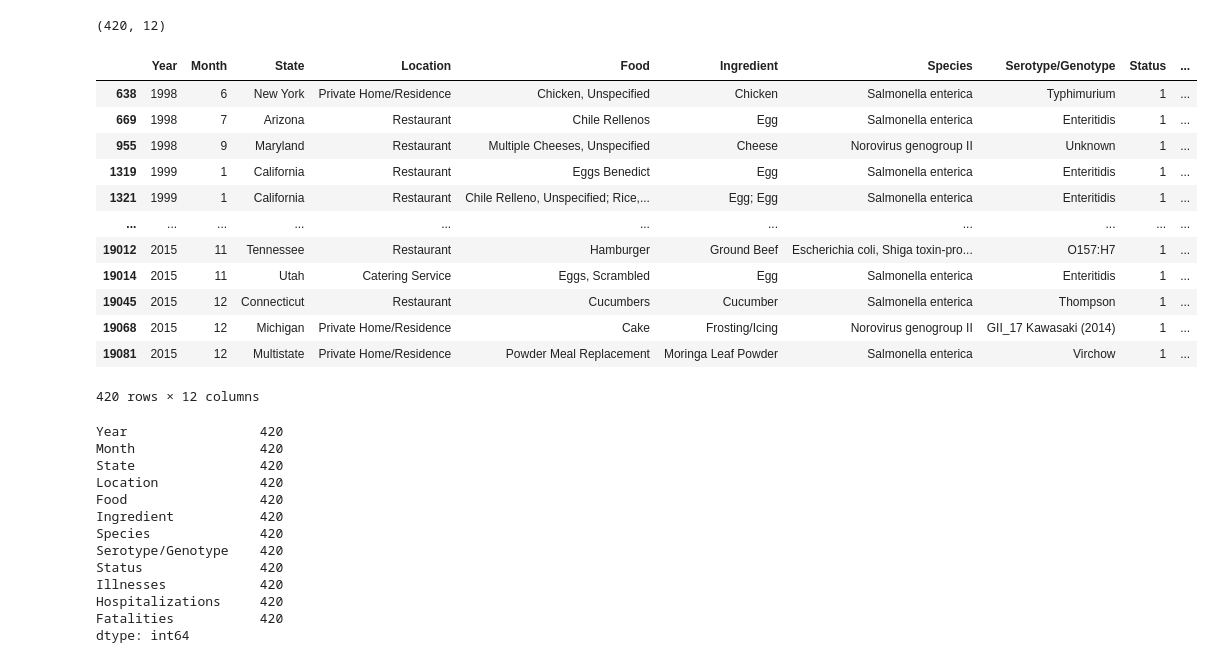
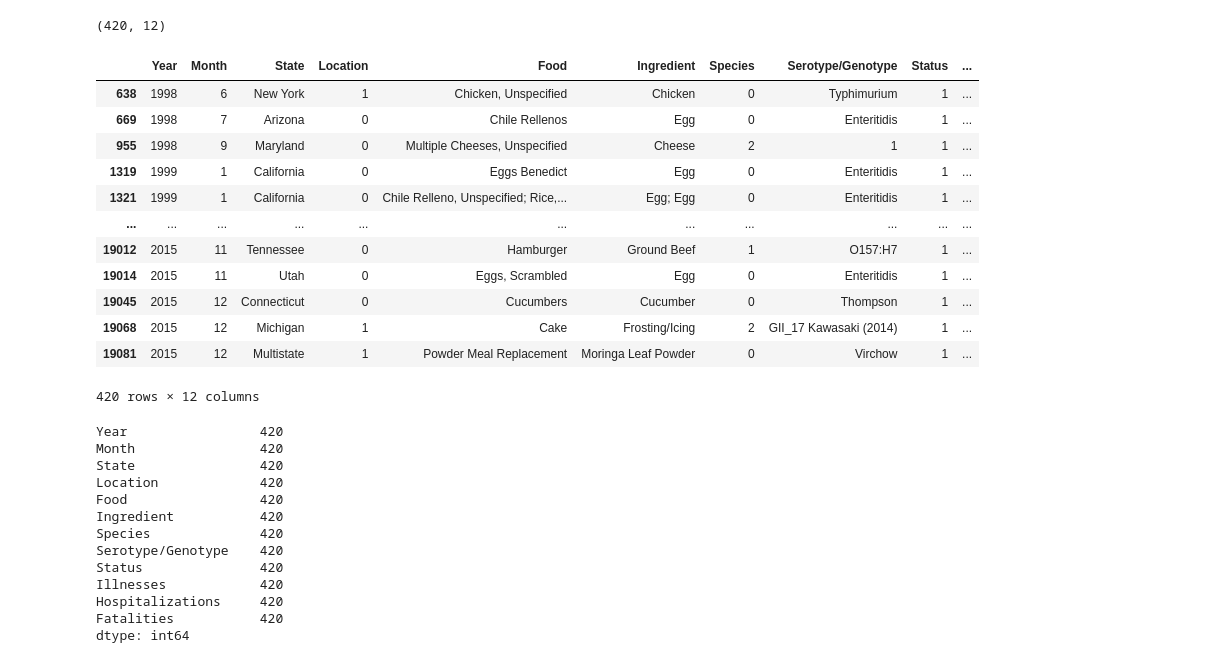
Before and after one commit to data301-2021-summer2/Data-Analysis-, a Jupyter notebook: data/processed/Processed_data.ipynb, the cells around one changed output. Cells and saved outputs as stored; diff of their text form; code cells hidden in the pictures.

```diff
--- a/data/processed/Processed_data.ipynb
+++ b/data/processed/Processed_data.ipynb
@@ -42,26 +42,38 @@ print(processed_df.shape)
 (420, 12)
 # %%
 # Replacing strings to numbers
+# Strings include: Months, Places (0: food prepared outside, 1: food prepared at private residence),
+#Type of virus etc (0: Salmonella enterica, 1:Escherichia coli, Shiga toxin-producing).
 
 replacement = {"January" : 1, "February":2,"March":3, "April" : 4, "May":5, "June":6,
                "July": 7, "August":8, "September":9,"October":10,"November":11,"December" :12,
-               "Confirmed": 1,"Suspected": 0}
+               "Confirmed": 1,"Suspected": 0,"Confirmed; Confirmed" : 1,"Suspected; Suspected" : 0,
+               "Suspected; Confirmed" : 0, "Confirmed; Suspected" : 0, "Fast Food Restaurant" : 0, "Restaurant":0,
+               "Catering Service" : 0, "Religious Facility" : 0, "Grocery Store" : 0, "Prison/Jail" : 0, "Fair/Festival" : 0,
+               "Private Home/Residence" : 1, "Camp": 1, "School/College/University" :1, "Nursing Home/Assisted Living Facility" : 1,
+               "Unknown" : 1, "Private Home/Restuarant; Religious Facility" : 2, "Private Home/Restuarant; Grocery Store" : 2,
+               "Restaurant; Private Home/Residence": 0, "Private Home/Residence; Catering Service" : 0,
+               "Restaurant; Nursing Home/Assisted Living Facility" : 0, "Restaurant; Grocery Store": 0,
+               "Restaurant; Catering Service":0, "Private Home/Residence; Banquet Facility" : 0, "Restaurant; Banquet Facility" : 0,
+               "Restaurant Buffet" :0,"Banquet Facility" :0, "Restaurant; School/College/University":0,"Salmonella enterica" : 0,
+               "Salmonella enterica; Salmonella enterica" : 0, "Norovirus genogroup I; Norovirus genogroup II" : 2, "Norovirus genogroup I": 2,
+                "Escherichia coli, Shiga toxin-producing" : 1, "Norovirus genogroup II" : 2}
 
 processed_df2 = processed_df.replace(replacement)
 processed_df2
 # %% [output]
 |  | Year | Month | State | Location | Food | Ingredient | Species | Serotype/Genotype | Status | ... |
-| 638 | 1998 | 6 | New York | Private Home/Residence | Chicken, Unspecified | Chicken | Salmonella enterica | Typhimurium | 1 | ... |
-| 669 | 1998 | 7 | Arizona | Restaurant | Chile Rellenos | Egg | Salmonella enterica | Enteritidis | 1 | ... |
-| 955 | 1998 | 9 | Maryland | Restaurant | Multiple Cheeses, Unspecified | Cheese | Norovirus genogroup II | Unknown | 1 | ... |
-| 1319 | 1999 | 1 | California | Restaurant | Eggs Benedict | Egg | Salmonella enterica | Enteritidis | 1 | ... |
-| 1321 | 1999 | 1 | California | Restaurant | Chile Relleno, Unspecified; Rice,... | Egg; Egg | Salmonella enterica | Enteritidis | 1 | ... |
+| 638 | 1998 | 6 | New York | 1 | Chicken, Unspecified | Chicken | 0 | Typhimurium | 1 | ... |
+| 669 | 1998 | 7 | Arizona | 0 | Chile Rellenos | Egg | 0 | Enteritidis | 1 | ... |
+| 955 | 1998 | 9 | Maryland | 0 | Multiple Cheeses, Unspecified | Cheese | 2 | 1 | 1 | ... |
+| 1319 | 1999 | 1 | California | 0 | Eggs Benedict | Egg | 0 | Enteritidis | 1 | ... |
+| 1321 | 1999 | 1 | California | 0 | Chile Relleno, Unspecified; Rice,... | Egg; Egg | 0 | Enteritidis | 1 | ... |
 | ... | ... | ... | ... | ... | ... | ... | ... | ... | ... | ... |
-| 19012 | 2015 | 11 | Tennessee | Restaurant | Hamburger | Ground Beef | Escherichia coli, Shiga toxin-pro... | O157:H7 | 1 | ... |
-| 19014 | 2015 | 11 | Utah | Catering Service | Eggs, Scrambled | Egg | Salmonella enterica | Enteritidis | 1 | ... |
-| 19045 | 2015 | 12 | Connecticut | Restaurant | Cucumbers | Cucumber | Salmonella enterica | Thompson | 1 | ... |
-| 19068 | 2015 | 12 | Michigan | Private Home/Residence | Cake | Frosting/Icing | Norovirus genogroup II | GII_17 Kawasaki (2014) | 1 | ... |
-| 19081 | 2015 | 12 | Multistate | Private Home/Residence | Powder Meal Replacement | Moringa Leaf Powder | Salmonella enterica | Virchow | 1 | ... |
+| 19012 | 2015 | 11 | Tennessee | 0 | Hamburger | Ground Beef | 1 | O157:H7 | 1 | ... |
+| 19014 | 2015 | 11 | Utah | 0 | Eggs, Scrambled | Egg | 0 | Enteritidis | 1 | ... |
+| 19045 | 2015 | 12 | Connecticut | 0 | Cucumbers | Cucumber | 0 | Thompson | 1 | ... |
+| 19068 | 2015 | 12 | Michigan | 1 | Cake | Frosting/Icing | 2 | GII_17 Kawasaki (2014) | 1 | ... |
+| 19081 | 2015 | 12 | Multistate | 1 | Powder Meal Replacement | Moringa Leaf Powder | 0 | Virchow | 1 | ... |
 420 rows × 12 columns
 # %%
 processed_df2.count()
```
Also changed, not shown: 2 other files.
